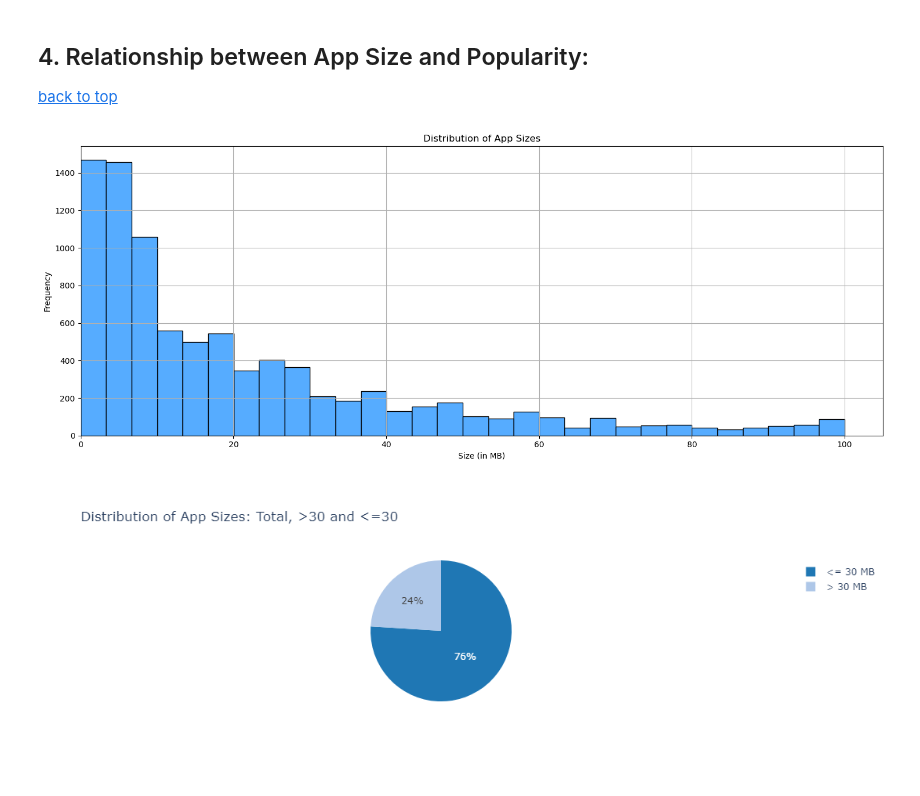
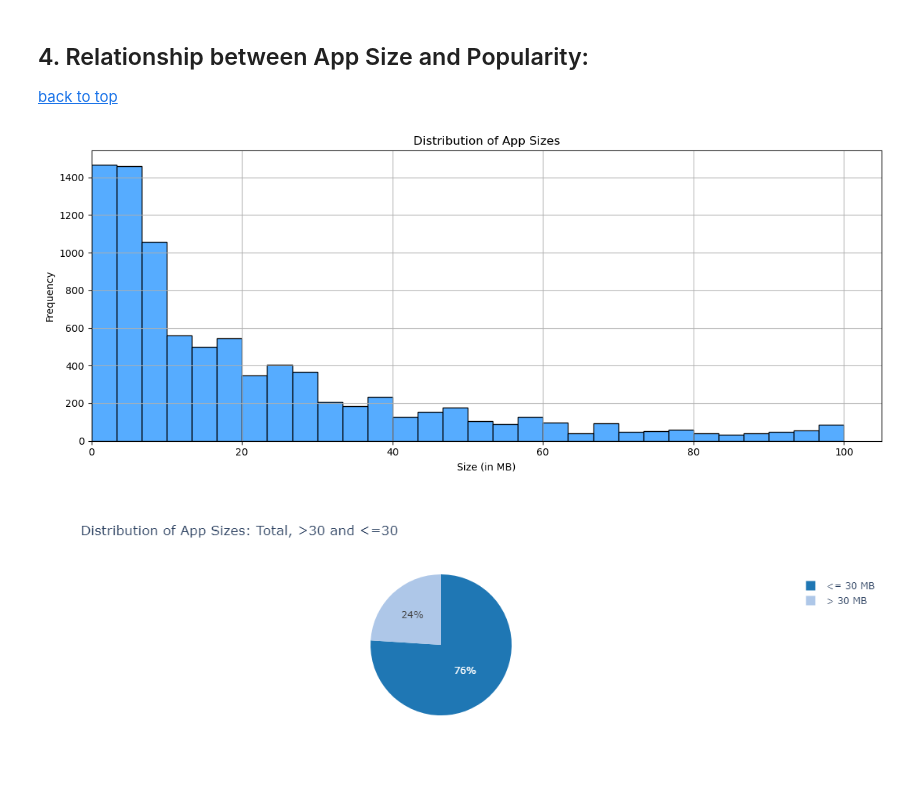
Before and after one commit to Yairvedaniel/project1, a Jupyter notebook: 02_Google_Play_Apps_project.ipynb, the cells around one changed output. Cells and saved outputs as stored; diff of their text form; code cells hidden in the pictures.

```diff
--- a/02_Google_Play_Apps_project.ipynb
+++ b/02_Google_Play_Apps_project.ipynb
@@ -398,21 +398,21 @@ Correlation between Review Percentage and Rating for Paid Apps: 0.21792976330351
 
 [back to top](#top)
 # %%
-plt.figure(figsize=(15, 6))
+plt.figure(figsize=(12, 5))
 sns.histplot(apps['Size_MB'], bins=30, color='dodgerblue')
 plt.title('Distribution of App Sizes')
 plt.xlabel('Size (in MB)')
 plt.ylabel('Frequency')
 plt.grid(True)
 plt.tight_layout()
 
 # Set the x and y axis limits
 plt.xlim(left=0)
 plt.ylim(bottom=0)
 
 plt.show()
 # %% [output]
-[figure, old version]
+[figure, new version]
 # %%
 size_30_or_less = size_apps[size_apps['Size_MB'] <= 30]
 size_more_than_30 = size_apps[size_apps['Size_MB'] > 30]
```
Also changed, not shown: parts of 4 cells of this notebook.
